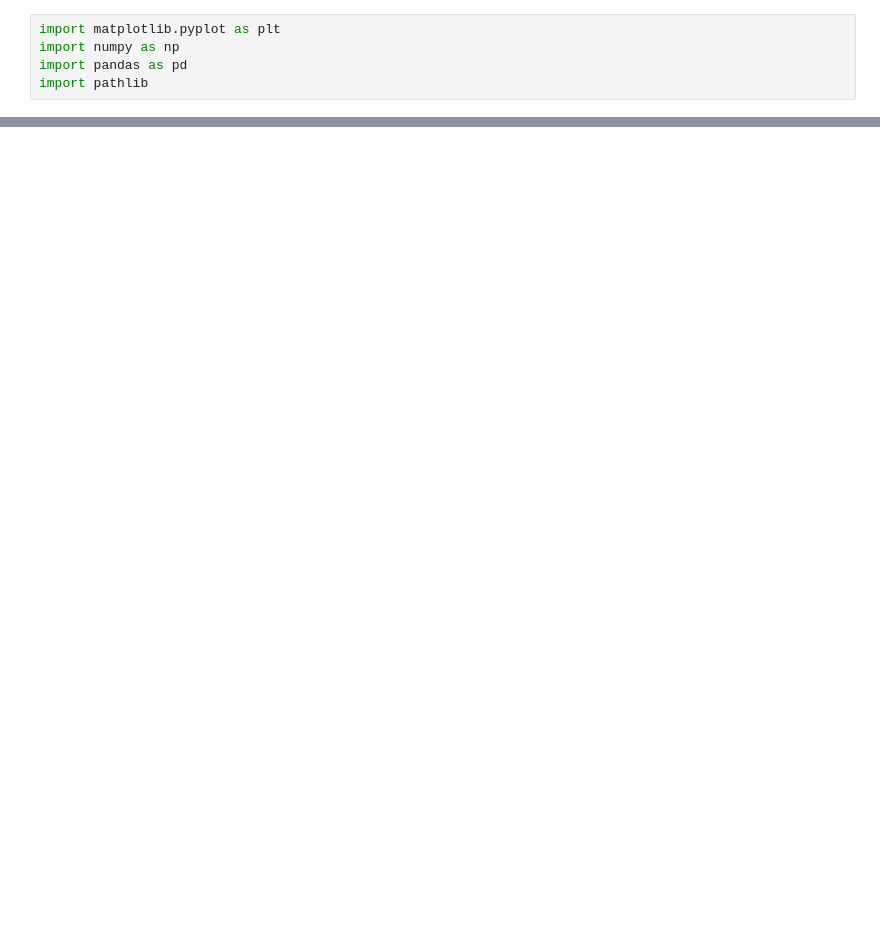
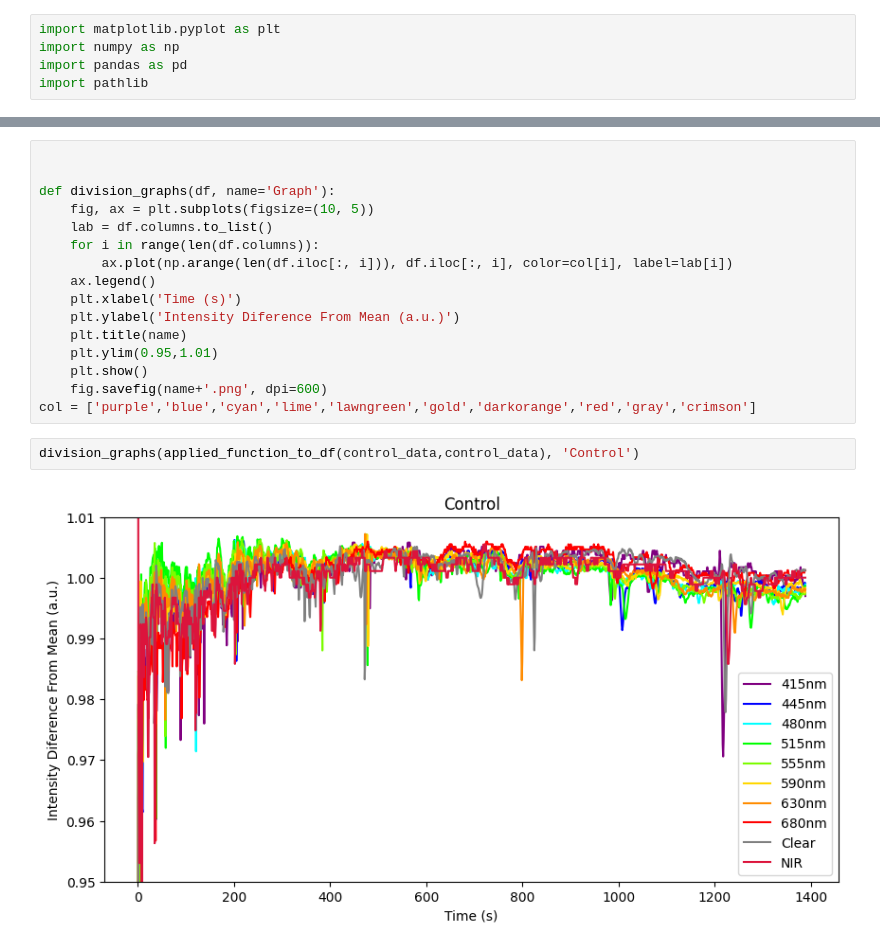
Before and after one commit to aitkenbug/spectrometer-mwl, a Jupyter notebook: ploting/control-test.ipynb, the cells around one changed output, grey strips where cells are left out. Cells and saved outputs as stored; diff of their text form; blank space fills up the shorter version.

```diff
--- a/ploting/control-test.ipynb
+++ b/ploting/control-test.ipynb
@@ -142,0 +78,20 @@ mean_graph(test1[7], raw_control[3], '1 1000 red', 5000)
+# %%
+
+
+def division_graphs(df, name='Graph'):
+    fig, ax = plt.subplots(figsize=(10, 5))
+    lab = df.columns.to_list()
+    for i in range(len(df.columns)):
+        ax.plot(np.arange(len(df.iloc[:, i])), df.iloc[:, i], color=col[i], label=lab[i])
+    ax.legend()
+    plt.xlabel('Time (s)')
+    plt.ylabel('Intensity Diference From Mean (a.u.)')
+    plt.title(name)
+    plt.ylim(0.95,1.01)
+    plt.show()
+    fig.savefig(name+'.png', dpi=600)
+col = ['purple','blue','cyan','lime','lawngreen','gold','darkorange','red','gray','crimson']
+# %%
+division_graphs(applied_function_to_df(control_data,control_data), 'Control')
+# %% [output]
+[figure, added]
```
Also changed, not shown: parts of 10 cells of this notebook, 28 other files.
